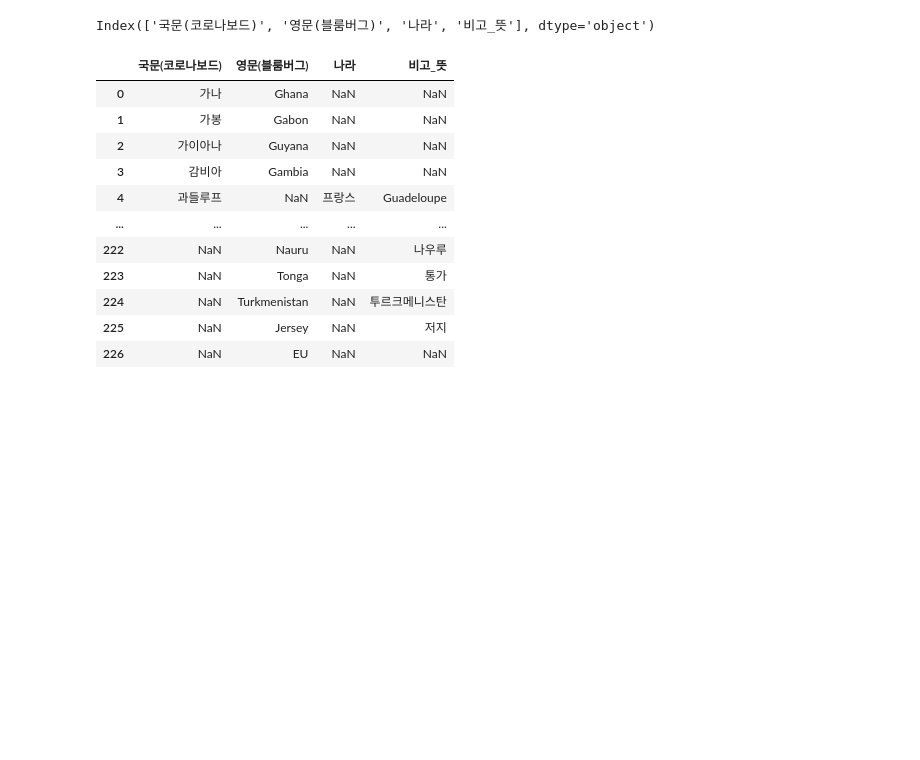
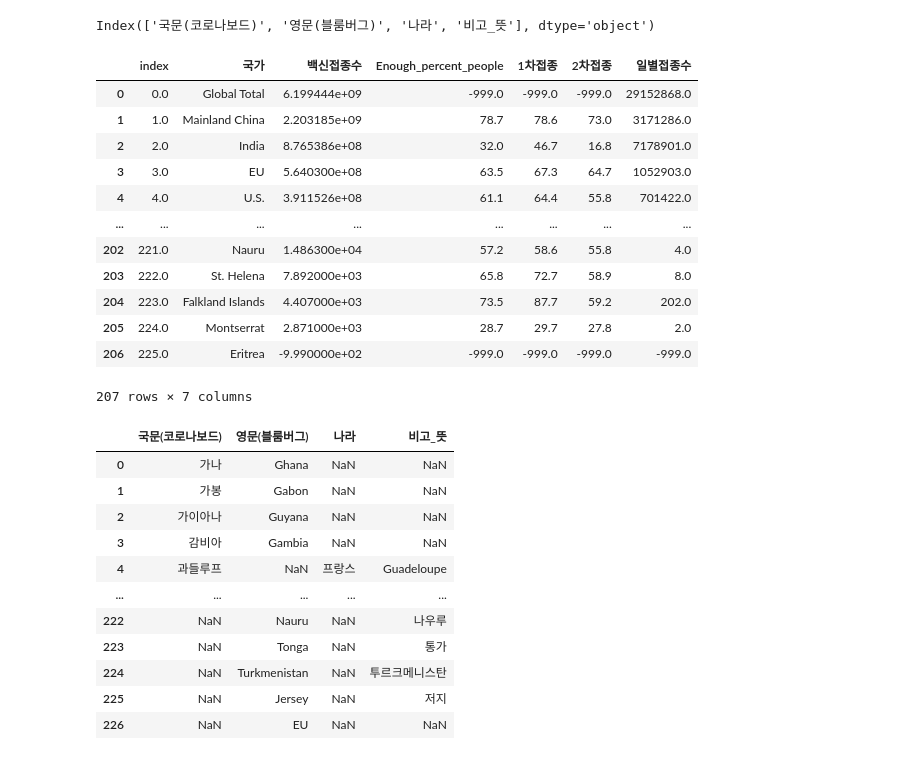
Before and after one commit to KimJinYeon/LikeLion_13th_DataCourse, a Jupyter notebook: 12_corona/merge.ipynb, the cells around one changed output. Cells and saved outputs as stored; diff of their text form; code cells hidden in the pictures; blank space fills up the shorter version.

```diff
--- a/12_corona/merge.ipynb
+++ b/12_corona/merge.ipynb
@@ -16,6 +16,22 @@ corona.shape, vaccine.shape, country_code.shape
 country_code.columns
 # %% [output]
 Index(['국문(코로나보드)', '영문(블룸버그)', '나라', '비고_뜻'], dtype='object')
+# %%
+vaccine
+# %% [output]
+|  | index | 국가 | 백신접종수 | Enough_percent_people | 1차접종 | 2차접종 | 일별접종수 |
+| 0 | 0.0 | Global Total | 6.199444e+09 | -999.0 | -999.0 | -999.0 | 29152868.0 |
+| 1 | 1.0 | Mainland China | 2.203185e+09 | 78.7 | 78.6 | 73.0 | 3171286.0 |
+| 2 | 2.0 | India | 8.765386e+08 | 32.0 | 46.7 | 16.8 | 7178901.0 |
+| 3 | 3.0 | EU | 5.640300e+08 | 63.5 | 67.3 | 64.7 | 1052903.0 |
+| 4 | 4.0 | U.S. | 3.911526e+08 | 61.1 | 64.4 | 55.8 | 701422.0 |
+| ... | ... | ... | ... | ... | ... | ... | ... |
+| 202 | 221.0 | Nauru | 1.486300e+04 | 57.2 | 58.6 | 55.8 | 4.0 |
+| 203 | 222.0 | St. Helena | 7.892000e+03 | 65.8 | 72.7 | 58.9 | 8.0 |
+| 204 | 223.0 | Falkland Islands | 4.407000e+03 | 73.5 | 87.7 | 59.2 | 202.0 |
+| 205 | 224.0 | Montserrat | 2.871000e+03 | 28.7 | 29.7 | 27.8 | 2.0 |
+| 206 | 225.0 | Eritrea | -9.990000e+02 | -999.0 | -999.0 | -999.0 | -999.0 |
+207 rows × 7 columns
 # %%
 country_code
 # %% [output]
```
Also changed, not shown: parts of 6 cells of this notebook, 4 other files.
